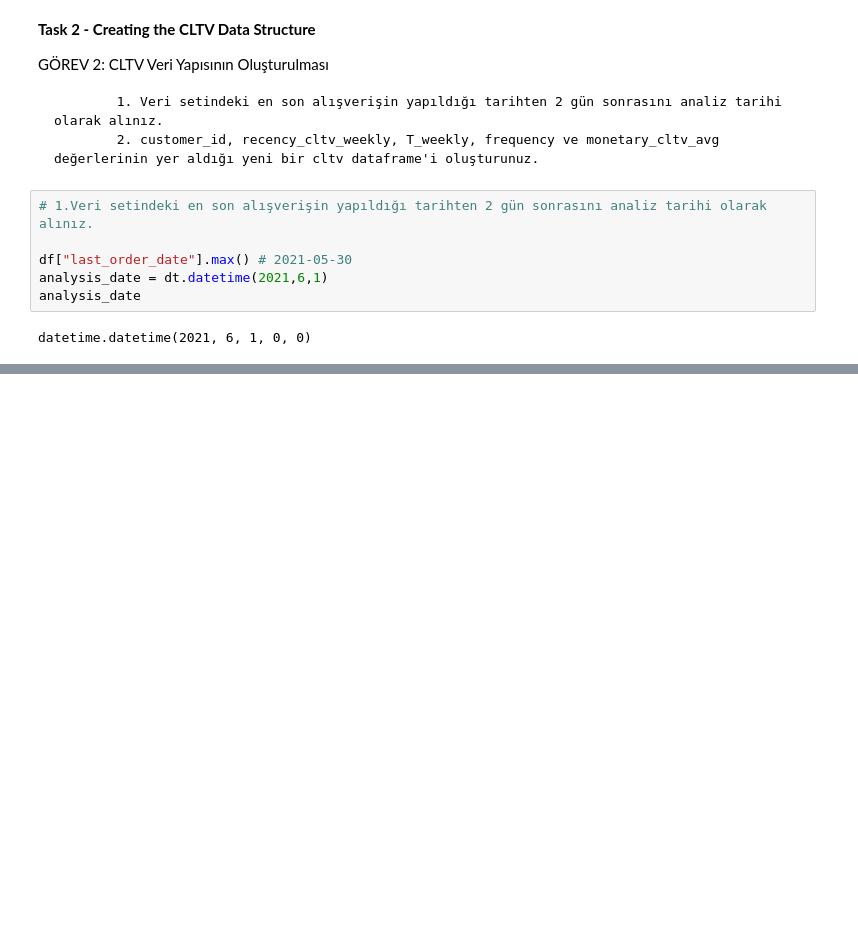
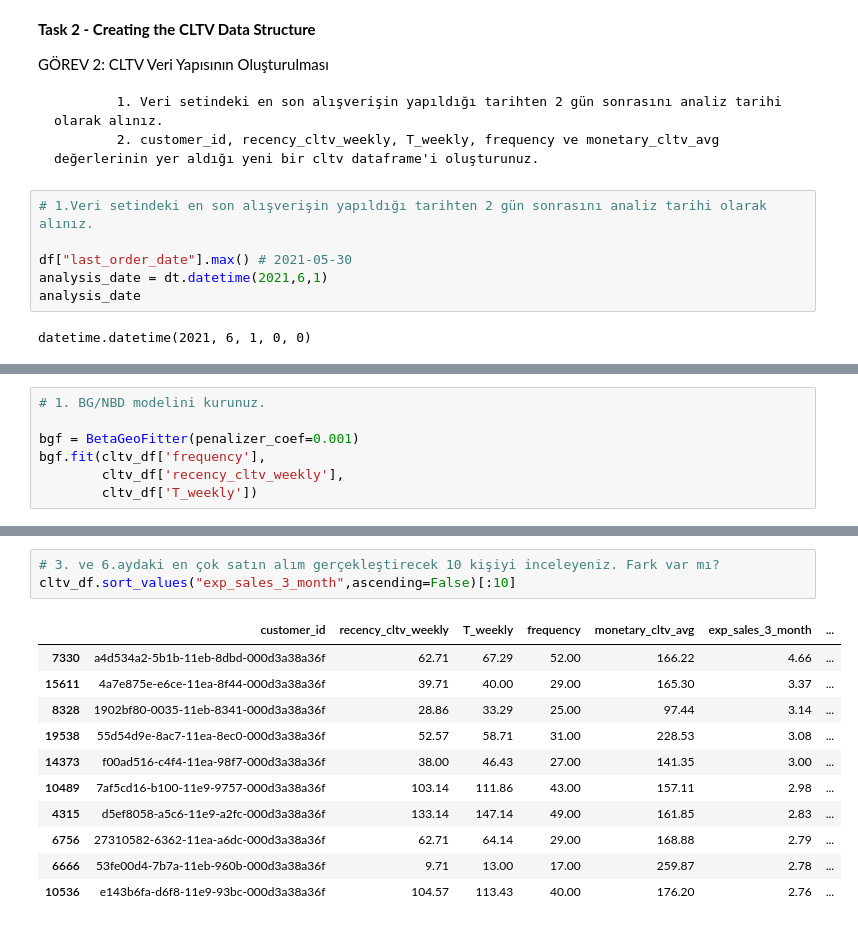
Before and after one commit to emsalozkan/2-CRM-Analytics, a Jupyter notebook: notebook/cs_FLO_CLTV_Prediction.ipynb, the cells around one changed output, grey strips where cells are left out. Drawn from its saved outputs; the diff is of its cells as text; blank space fills up the shorter version.

```diff
--- a/notebook/cs_FLO_CLTV_Prediction.ipynb
+++ b/notebook/cs_FLO_CLTV_Prediction.ipynb
@@ -203,0 +214,7 @@ GÖREV 3: BG/NBD, Gamma-Gamma Modellerinin Kurulması, 6 aylık CLTV'nin hesapla
+# %%
+# 1. BG/NBD modelini kurunuz.
+
+bgf = BetaGeoFitter(penalizer_coef=0.001)
+bgf.fit(cltv_df['frequency'],
+        cltv_df['recency_cltv_weekly'],
+        cltv_df['T_weekly'])
@@ -203,0 +235,15 @@ GÖREV 3: BG/NBD, Gamma-Gamma Modellerinin Kurulması, 6 aylık CLTV'nin hesapla
+# %%
+# 3. ve 6.aydaki en çok satın alım gerçekleştirecek 10 kişiyi inceleyeniz. Fark var mı?
+cltv_df.sort_values("exp_sales_3_month",ascending=False)[:10]
+# %% [output]
+|  | customer_id | recency_cltv_weekly | T_weekly | frequency | monetary_cltv_avg | exp_sales_3_month | ... |
+| 7330 | a4d534a2-5b1b-11eb-8dbd-000d3a38a36f | 62.71 | 67.29 | 52.00 | 166.22 | 4.66 | ... |
+| 15611 | 4a7e875e-e6ce-11ea-8f44-000d3a38a36f | 39.71 | 40.00 | 29.00 | 165.30 | 3.37 | ... |
+| 8328 | 1902bf80-0035-11eb-8341-000d3a38a36f | 28.86 | 33.29 | 25.00 | 97.44 | 3.14 | ... |
+| 19538 | 55d54d9e-8ac7-11ea-8ec0-000d3a38a36f | 52.57 | 58.71 | 31.00 | 228.53 | 3.08 | ... |
+| 14373 | f00ad516-c4f4-11ea-98f7-000d3a38a36f | 38.00 | 46.43 | 27.00 | 141.35 | 3.00 | ... |
+| 10489 | 7af5cd16-b100-11e9-9757-000d3a38a36f | 103.14 | 111.86 | 43.00 | 157.11 | 2.98 | ... |
+| 4315 | d5ef8058-a5c6-11e9-a2fc-000d3a38a36f | 133.14 | 147.14 | 49.00 | 161.85 | 2.83 | ... |
+| 6756 | 27310582-6362-11ea-a6dc-000d3a38a36f | 62.71 | 64.14 | 29.00 | 168.88 | 2.79 | ... |
+| 6666 | 53fe00d4-7b7a-11eb-960b-000d3a38a36f | 9.71 | 13.00 | 17.00 | 259.87 | 2.78 | ... |
+| 10536 | e143b6fa-d6f8-11e9-93bc-000d3a38a36f | 104.57 | 113.43 | 40.00 | 176.20 | 2.76 | ... |
```
Also changed, not shown: parts of 18 cells of this notebook, 1 other file.
